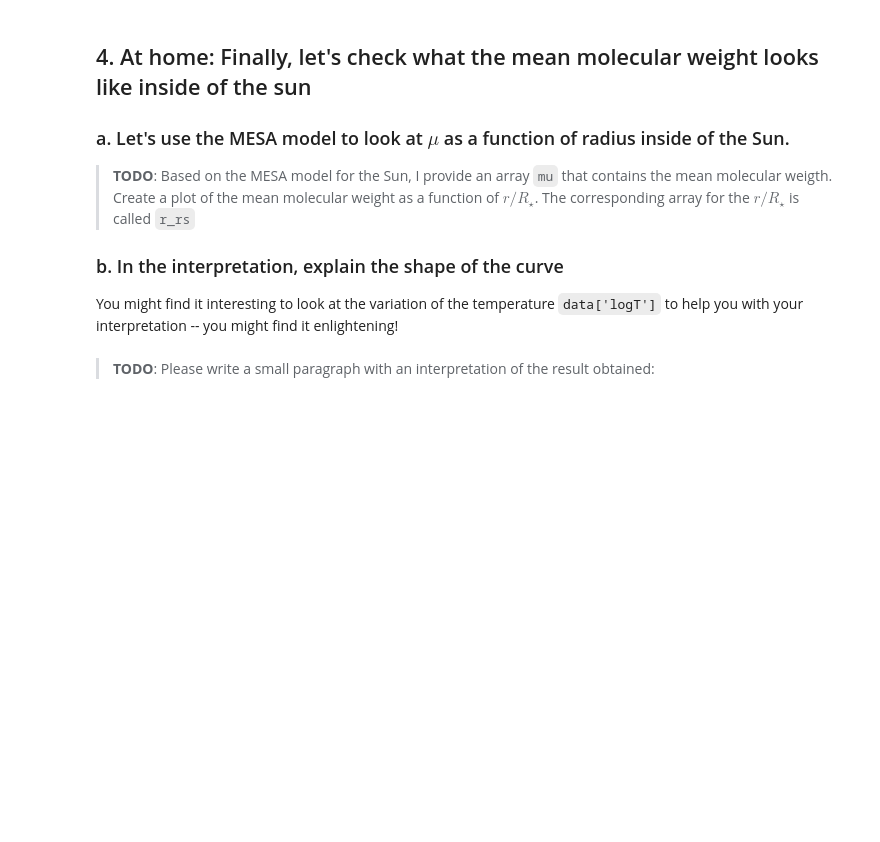
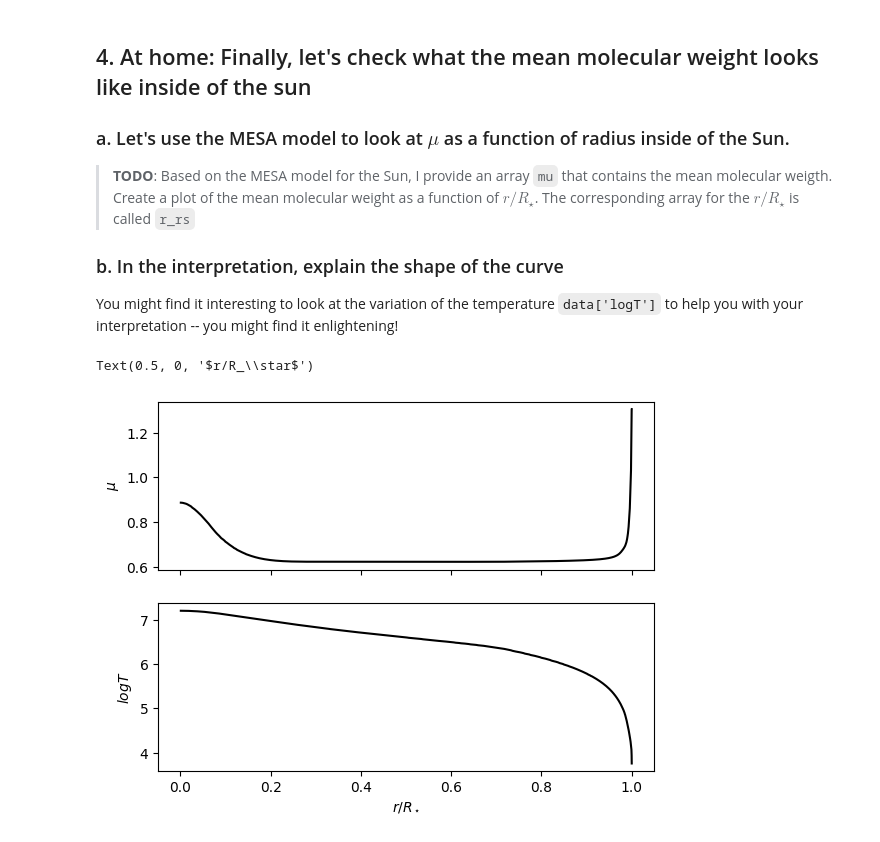
Before and after one commit to ankxie/PHYS620, a Jupyter notebook: Book/L06-MeanMolecularWeight/06-MeanMolecularWeight-template.ipynb, the cells around one changed output. Cells and saved outputs as stored; diff of their text form; code cells hidden in the pictures; blank space fills up the shorter version.

```diff
--- a/Book/L06-MeanMolecularWeight/06-MeanMolecularWeight-template.ipynb
+++ b/Book/L06-MeanMolecularWeight/06-MeanMolecularWeight-template.ipynb
@@ -158,19 +173,29 @@ You might find it interesting to look at the variation of the temperature `data[
 # %%
 def read_model(file):
     # Here's a function that reads it the MESA model.
     cols = np.array([1,2,3,4,5,9,29,66])-1
     return np.genfromtxt(file, skip_header=5, names=True, usecols = cols)
 # Reading the model
 data = read_model('https://raw.githubusercontent.com/veropetit/PHYS633-F2026/main/Book/L06-MeanMolecularWeight/06-MESAdatafile.txt')
 
 # Calculating mu using the density (in cgs), the temperature (in K) and the gas pressure
 mu = 10**data['logRho'] * u.g / u.cm**3 * const.k_B * 10**data['logT'] * u.K / (10**data['logPgas']*u.Ba) / const.u
 mu = mu.decompose() # Should be unitless.
 
 r_rs = 10**(data['logR']-data['logR'][0])
 
 #---------------------------------------
 #---------------------------------------
 # At home
+
+fig, ax = plt.subplots(2, sharex = True)
+
+ax[0].plot(r_rs, mu, color = 'k')
+ax[0].set_ylabel(r'$\mu$')
+
+ax[1].plot(r_rs, data['logT'], color = 'k')
+ax[1].set_ylabel(r'$logT$')
+ax[1].set_xlabel(r'$r/R_\star$')
+# %% [output]
+Text(0.5, 0, '$r/R_\\star$')
+[figure, added]
-# %% [markdown]
-> **TODO**: Please write a small paragraph with an interpretation of the result obtained:
```
Also changed, not shown: parts of 4 cells of this notebook.
